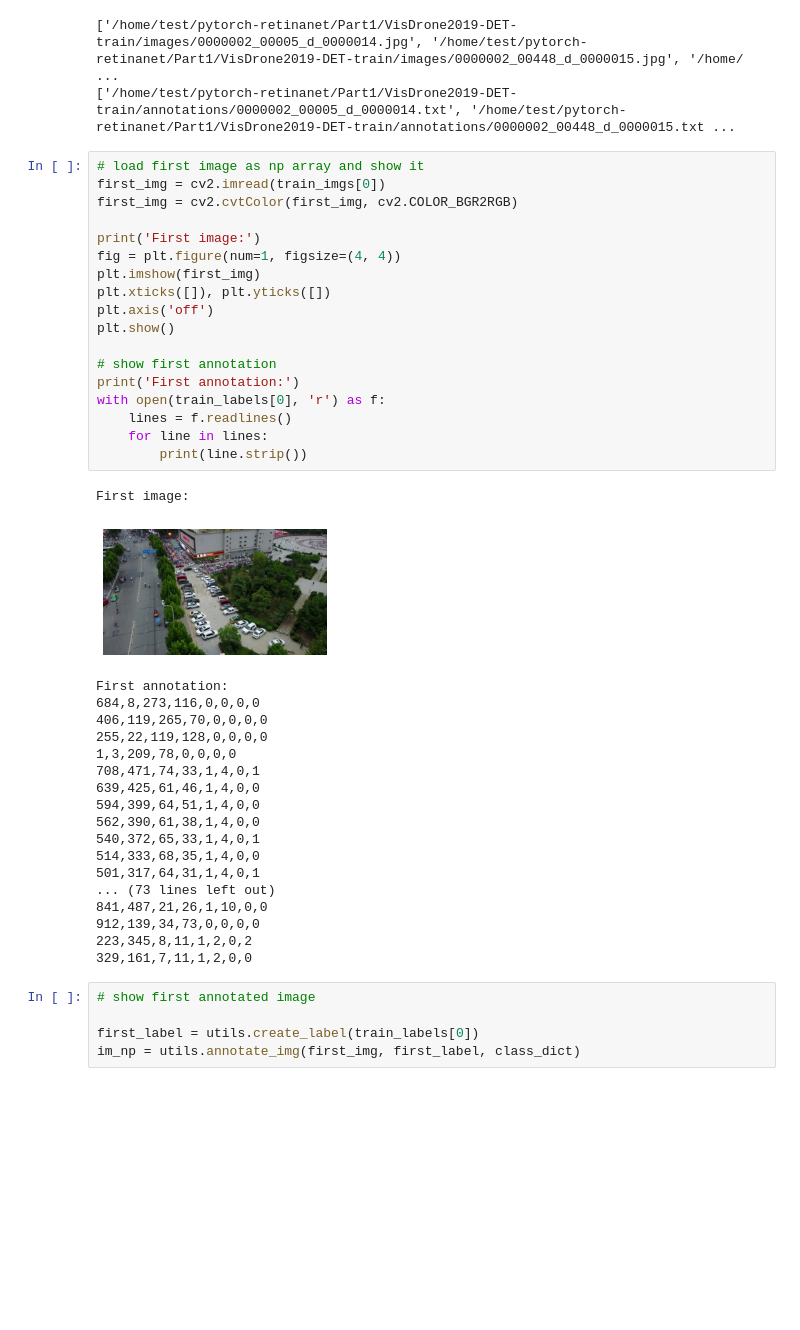
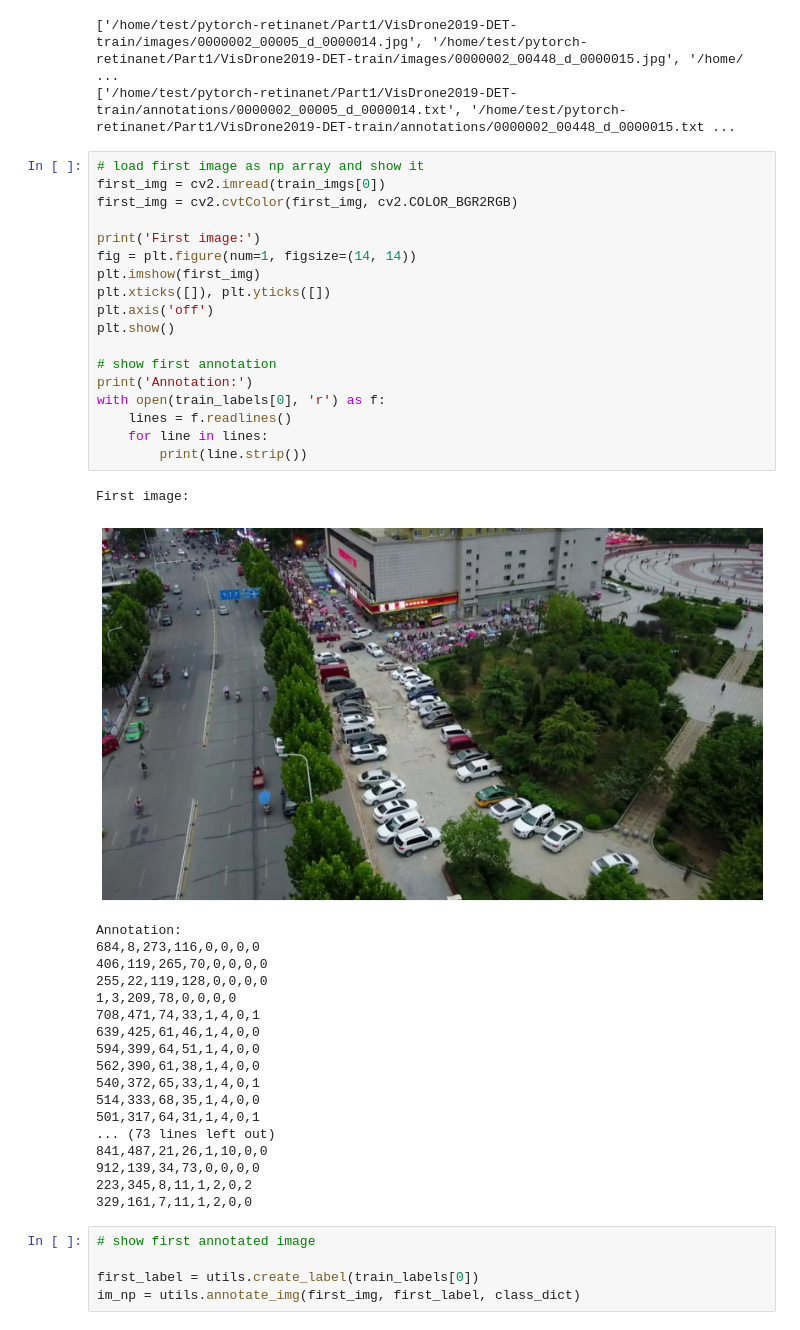
Before and after one commit to Division-Q/pytorch-retinanet, a Jupyter notebook: Part1/preprocess.ipynb, the cells around one changed output. Drawn from its saved outputs; the diff is of its cells as text; blank space fills up the shorter version.

```diff
--- a/Part1/preprocess.ipynb
+++ b/Part1/preprocess.ipynb
@@ -62,25 +73,25 @@ print(train_labels[:5])
 # %%
 # load first image as np array and show it
 first_img = cv2.imread(train_imgs[0])
 first_img = cv2.cvtColor(first_img, cv2.COLOR_BGR2RGB)
 
 print('First image:')
-fig = plt.figure(num=1, figsize=(4, 4))
+fig = plt.figure(num=1, figsize=(14, 14))
 plt.imshow(first_img)
 plt.xticks([]), plt.yticks([])
 plt.axis('off')
 plt.show()
 
 # show first annotation
-print('First annotation:')
+print('Annotation:')
 with open(train_labels[0], 'r') as f:
     lines = f.readlines()
     for line in lines:
         print(line.strip())
 # %% [output]
 First image:
-[figure, old version]
+[figure, new version]
-First annotation:
+Annotation:
 684,8,273,116,0,0,0,0
 406,119,265,70,0,0,0,0
 255,22,119,128,0,0,0,0
```
Also changed, not shown: parts of 10 cells of this notebook.
